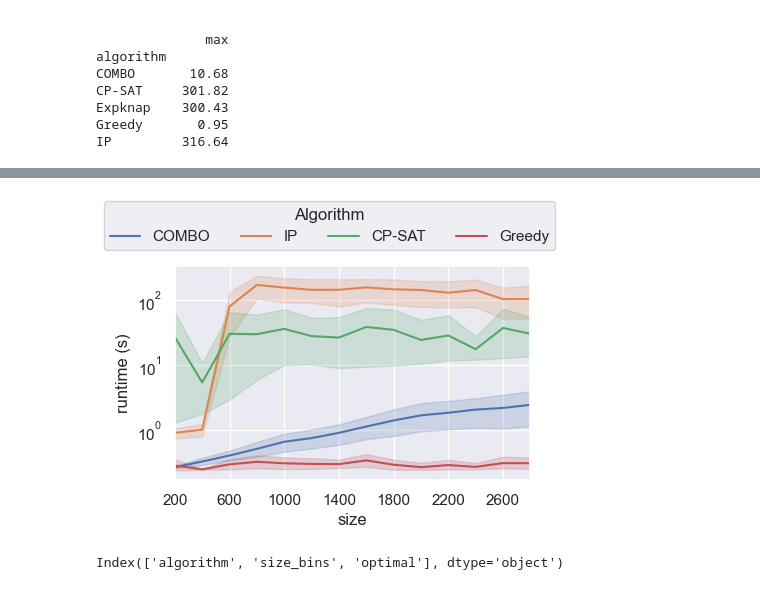
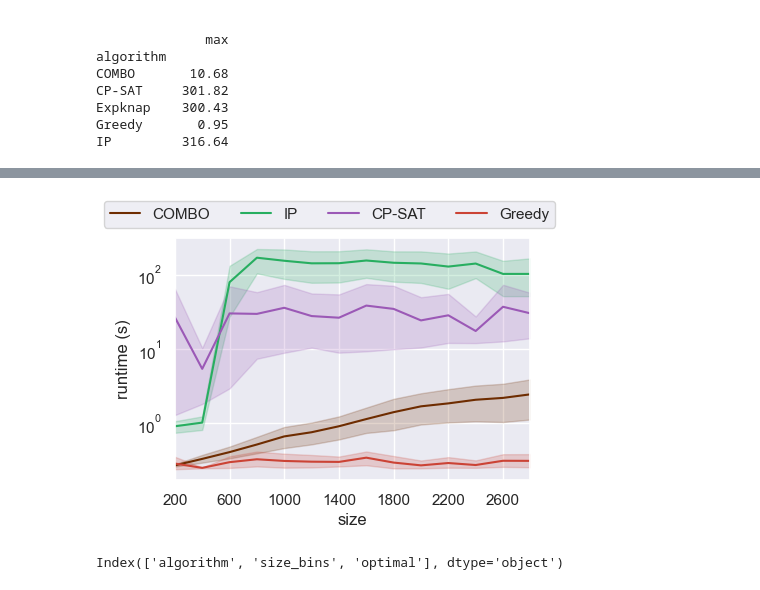
Before and after one commit to SoerenWilkening/QTG_0-1Knapsack, a Jupyter notebook: evaluation/07_solver_comparison.ipynb, the cells around one changed output, grey strips where cells are left out. Saved outputs shown, nothing was run; the diff lists cells and outputs as text; code cells hidden in the pictures.

```diff
--- a/evaluation/07_solver_comparison.ipynb
+++ b/evaluation/07_solver_comparison.ipynb
@@ -22,6 +22,14 @@ plt.rcParams['figure.figsize'] = [4.5, 3.5]
 
 sns.set_theme()
 
+matplotlib.rcParams['axes.prop_cycle'] = matplotlib.cycler(color=[
+    "#6E2C00",
+    "#27AE60",
+    "#9B59B6",
+    "#CB4335",
+    "#089099",
+    "#7C1D6F"
+])
 result_paths = ['results/classical_benchmark/qtg/hard']  #'results/classical_benchmark/qtg/hard']
 # %%
 def _row_correction(row):
@@ -208,23 +216,23 @@ plt.show()
 # %%
 fig, ax = plt.subplots(figsize=(4.5, 3.5))
 sns.lineplot(data=results[(results["algorithm"] != "Expknap")],
              x='size',
              y='elapsed_real_time',
              hue='algorithm',
              hue_order=hue_order, ax=ax)
 ticks = list(range(200, 2800 + 1, 400))
 ax.set_xticks(ticks, ticks)
 ax.set_xlim(200, 2800)
 ax.set_yscale("log")
 ax.set_ylabel("runtime (s)")
 ax.legend().remove()
-fig.legend(loc='upper left', ncol=4, title="Algorithm")
+fig.legend(loc='upper left', ncol=4)
 fig.tight_layout()
-fig.subplots_adjust(top=0.8)
+fig.subplots_adjust(top=0.88)
 fig.savefig("out/07_runtime_comparison.pdf", bbox_inches='tight')
 plt.show()
 # %% [output]
-[figure, old version]
+[figure, new version]
 # %%
 size_measure = "size_bins"
 how_many_optimal = results.groupby(['algorithm', size_measure], observed=True)['optimal'].sum().reset_index()
```
Also changed, not shown: parts of 1 cell of this notebook, 24 other files.
